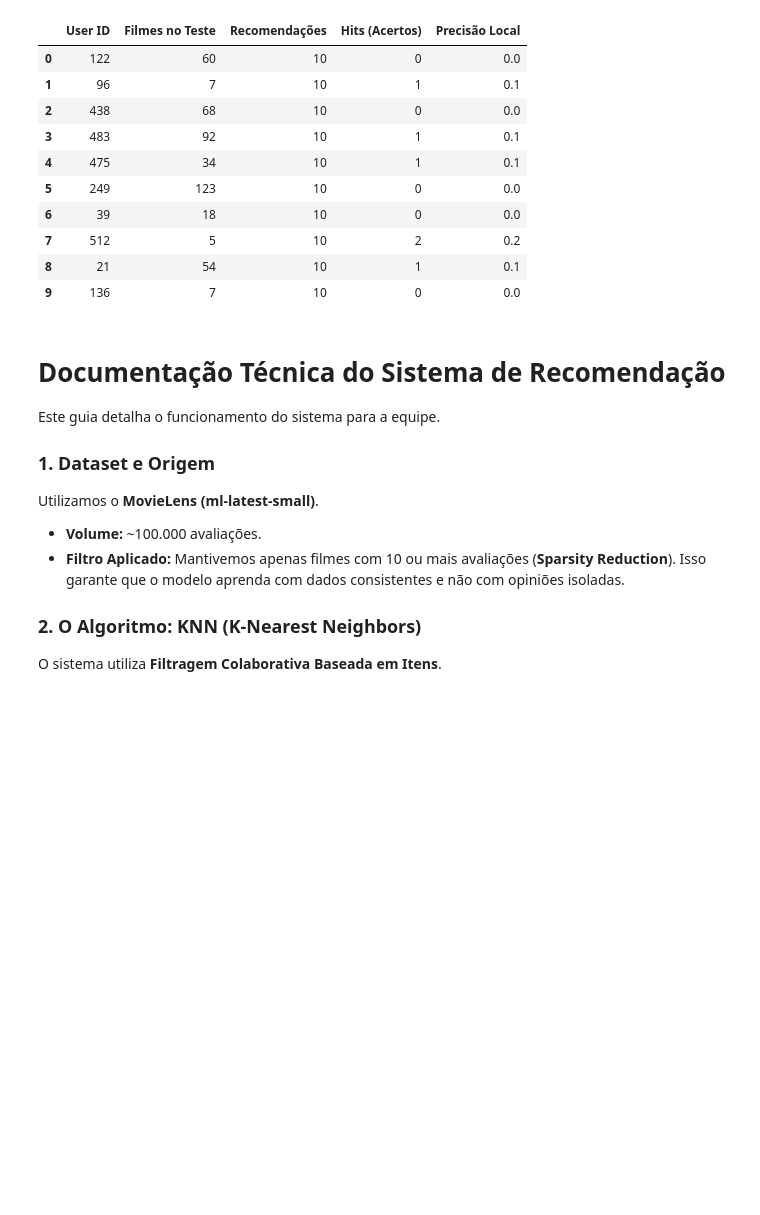
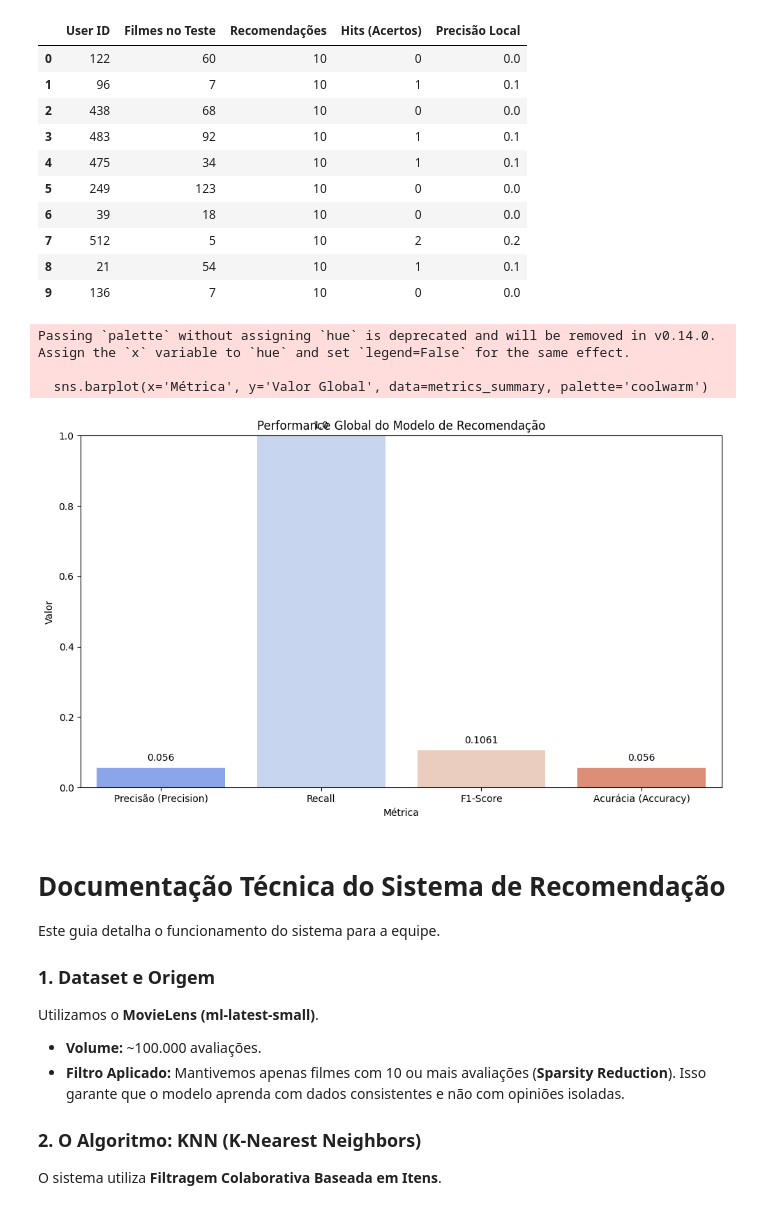
Before and after one commit to LuiggiOliveira/Sistema_de_Recomendacao_Simples, a Jupyter notebook: sistema_recomendacao_simples.ipynb, the cells around one changed output. Saved outputs shown, nothing was run; the diff lists cells and outputs as text; code cells hidden in the pictures; blank space fills up the shorter version.

```diff
--- a/sistema_recomendacao_simples.ipynb
+++ b/sistema_recomendacao_simples.ipynb
@@ -279,6 +267,31 @@ Tabela 2: Detalhamento de Performance por Usuário (Amostra)
 | 7 | 512 | 5 | 10 | 2 | 0.2 |
 | 8 | 21 | 54 | 10 | 1 | 0.1 |
 | 9 | 136 | 7 | 10 | 0 | 0.0 |
+# %%
+import matplotlib.pyplot as plt
+import seaborn as sns
+
+# Converter os valores das métricas para float para plotagem
+metrics_summary['Valor Global'] = metrics_summary['Valor Global'].str.replace(',', '.').astype(float)
+
+plt.figure(figsize=(10, 6))
+sns.barplot(x='Métrica', y='Valor Global', data=metrics_summary, palette='coolwarm')
+plt.title('Performance Global do Modelo de Recomendação')
+plt.xlabel('Métrica')
+plt.ylabel('Valor')
+plt.ylim(0, 1) # As métricas de 0 a 1
+
+# Adicionar os valores nas barras para melhor leitura
+for index, row in metrics_summary.iterrows():
+    plt.text(index, row['Valor Global'] + 0.02, round(row['Valor Global'], 4), color='black', ha='center')
+
+plt.tight_layout()
+plt.show()
+# %% [output]
+Passing `palette` without assigning `hue` is deprecated and will be removed in v0.14.0. Assign the `x` variable to `hue` and set `legend=False` for the same effect.
+
+  sns.barplot(x='Métrica', y='Valor Global', data=metrics_summary, palette='coolwarm')
+[figure, added]
 # %% [markdown]
 # Documentação Técnica do Sistema de Recomendação
 
```
Also changed, not shown: parts of 2 cells of this notebook.
